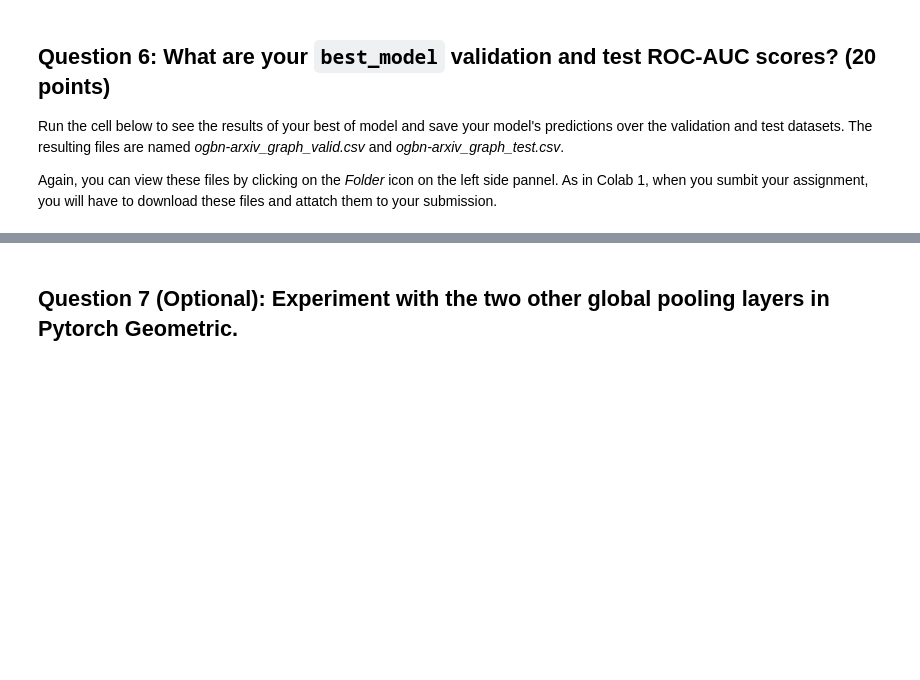
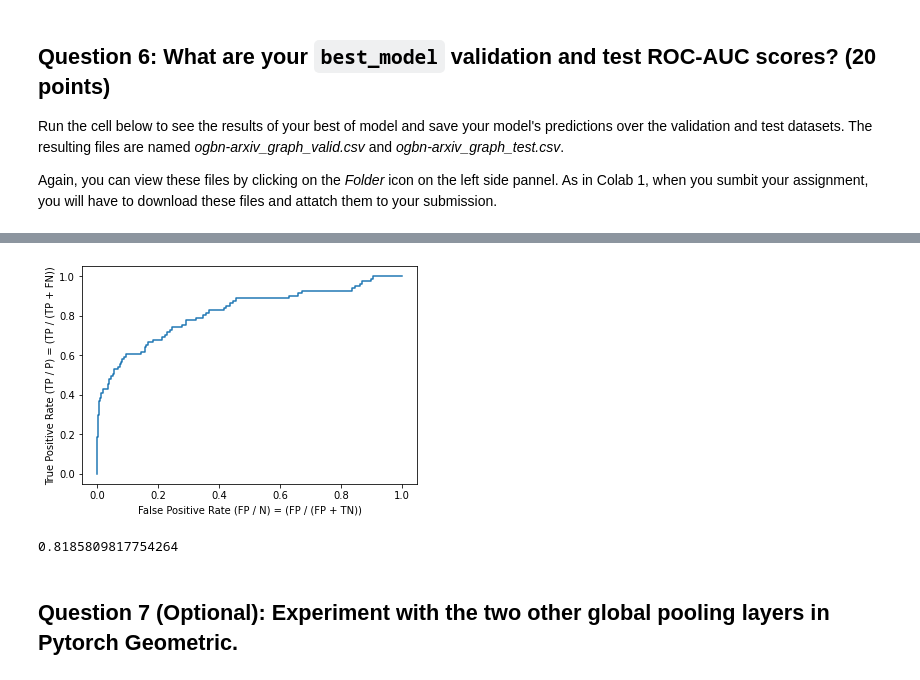
Before and after one commit to Guo-lab/GCN-lab, a Jupyter notebook: CS224W_Colab_2.ipynb, the cells around one changed output, grey strips where cells are left out. Drawn from its saved outputs; the diff is of its cells as text; code cells hidden in the pictures; blank space fills up the shorter version.

```diff
--- a/CS224W_Colab2.ipynb
+++ b/CS224W_Colab_2.ipynb
@@ -712,3 +844,27 @@ if 'IS_GRADESCOPE_ENV' not in os.environ:
+# %%
+import matplotlib.pyplot as plt
+from sklearn import metrics
+import numpy as np
+
+validData = pd.read_csv('ogbg-molhiv_graph_valid.csv')
+valid_data = validData.values.tolist()
+
+y_test, y_gt= [], []
+for each in valid_data:
+    y_test.append(each[0])
+    y_gt.append(each[1])
+# %%
+fpr, tpr, _ = metrics.roc_curve(y_gt,  y_test)
+auc = metrics.roc_auc_score(y_gt,  y_test)
+#create ROC curve
+plt.plot(fpr, tpr)
+plt.ylabel('True Positive Rate (TP / P) = (TP / (TP + FN))')
+plt.xlabel('False Positive Rate (FP / N) = (FP / (FP + TN))')
+plt.show()
+auc
+# %% [output]
+[figure, added]
+0.8185809817754264
 # %% [markdown]
 ## Question 7 (Optional): Experiment with the two other global pooling layers in Pytorch Geometric.
 # %% [markdown]
```
Also changed, not shown: parts of 21 cells of this notebook, 5 other files.
